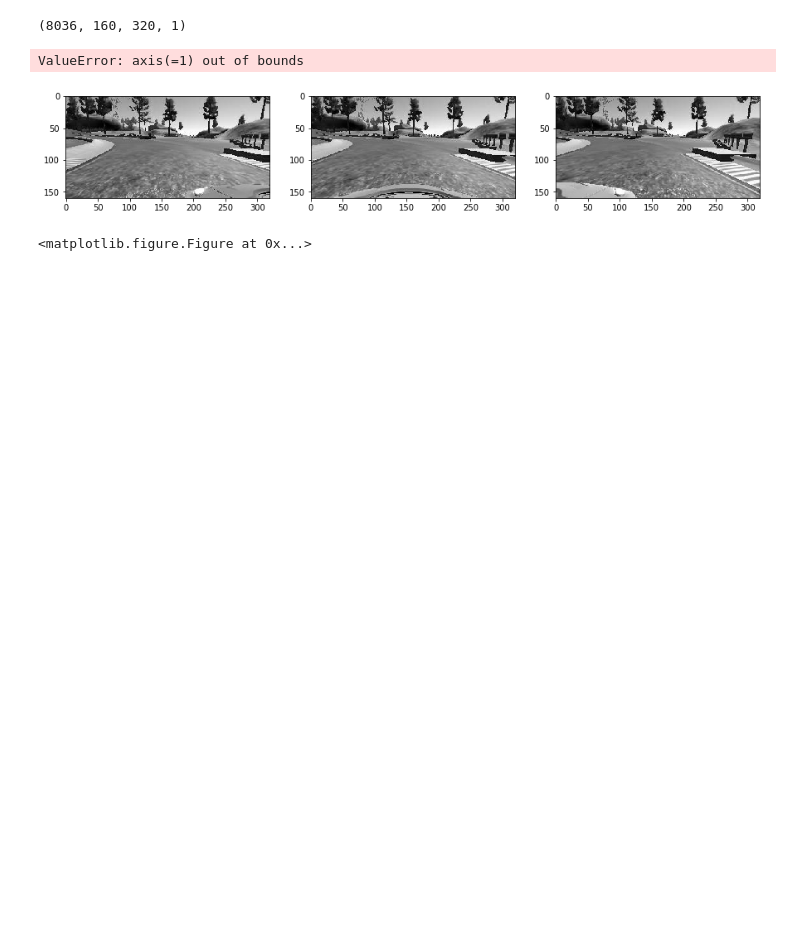
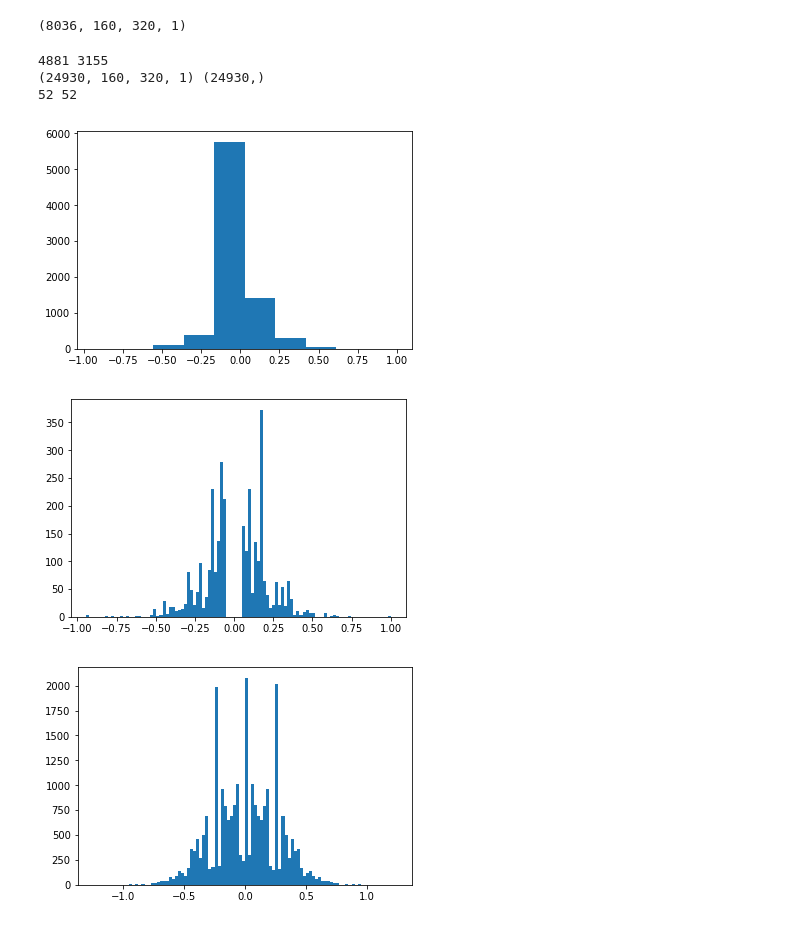
Before and after one commit to subhash/CarND-Behavioral-Cloning, a Jupyter notebook: behavioral-cloning.ipynb, the cells around one changed output. Saved outputs shown, nothing was run; the diff lists cells and outputs as text; code cells hidden in the pictures; blank space fills up the shorter version.

```diff
--- a/behavioral-cloning.ipynb
+++ b/behavioral-cloning.ipynb
@@ -28,36 +28,47 @@ def process_db(dir):
         r = np.array([extract_image(os.path.join(dir, p)) for p in r.squeeze()])
         return l, c, r, st.squeeze()
 
-l, c, r, st = process_db('./data')
+l, c, r, st = process_db('../data')
 print(c.shape)
 # %% [output]
 (8036, 160, 320, 1)
-# %%
-%matplotlib inline
-ix = 20
-f = plt.figure(figsize=(15,8))
-f.add_subplot(131).imshow((l[ix].squeeze()), cmap='gray')
-f.add_subplot(132).imshow((c[ix].squeeze()), cmap='gray')
-f.add_subplot(133).imshow((r[ix].squeeze()), cmap='gray')
-plt.figure()
-#_ = plt.hist(st, 10)
-
-def balance_data(data, crit):
-    intervals = [crit<-0.1, np.logical_and(crit>=-0.1, crit<=0.1), crit>0.1]
-    bal_data = np.append(data[intervals[0]], data[intervals[1]].take((0,1000), axis=0))
-    bal_data = np.append(bal_data, data[intervals[2]])
-    return bal_data
-
-bal_st = balance_data(st, st)
-bal_l = balance_data(l, st)
-bal_c = balance_data(c, st)
-bal_r = balance_data(r, st)
-_ = plt.hist(bal_st, 10)
-plt.figure()
-_ = plt.hist(st, 10)
-print(bal_st.shape, c.shape, bal_c.shape)
-# %% [output]
-ValueError: axis(=1) out of bounds
-[figure, removed]
-<matplotlib.figure.Figure at 0x...>
+# %%
+limit = 0.05
+extreme = np.logical_or(st<-limit, st>limit)
+normal = np.logical_and(st>=-limit, st<=limit)
+
+nb_normal = 1000
+
+print(len(st[normal]), len(st[extreme]))
+
+bal_st = np.append(st[normal][:nb_normal], st[extreme])
+bal_c = np.append(c[normal][:nb_normal], c[extreme], axis=0)
+bal_l = np.append(l[normal][:nb_normal], l[extreme], axis=0)
+bal_r = np.append(r[normal][:nb_normal], r[extreme], axis=0)
+
+features = np.append(bal_c, bal_l, axis=0)
+features = np.append(features, bal_r, axis=0)
+
+labels = np.append(bal_st, bal_st+0.25, axis=0)
+labels = np.append(labels, bal_st-0.25, axis=0)
+
+features = np.append(features, np.fliplr(features), axis=0)
+labels = np.append(labels, -labels)
+
+print(features.shape, labels.shape)
+print(len(labels[labels>0.75]), len(labels[labels<-0.75]))
+
+%matplotlib inline
+_ = plt.hist(st, 10)
+plt.figure()
+_ = plt.hist(st[extreme], 100)
+plt.figure()
+_ = plt.hist(labels, 100)
+# %% [output]
+4881 3155
+(24930, 160, 320, 1) (24930,)
+52 52
+[figure, added]
+[figure, added]
+[figure, added]
 # %%
```
Also changed, not shown: parts of 2 cells of this notebook.
